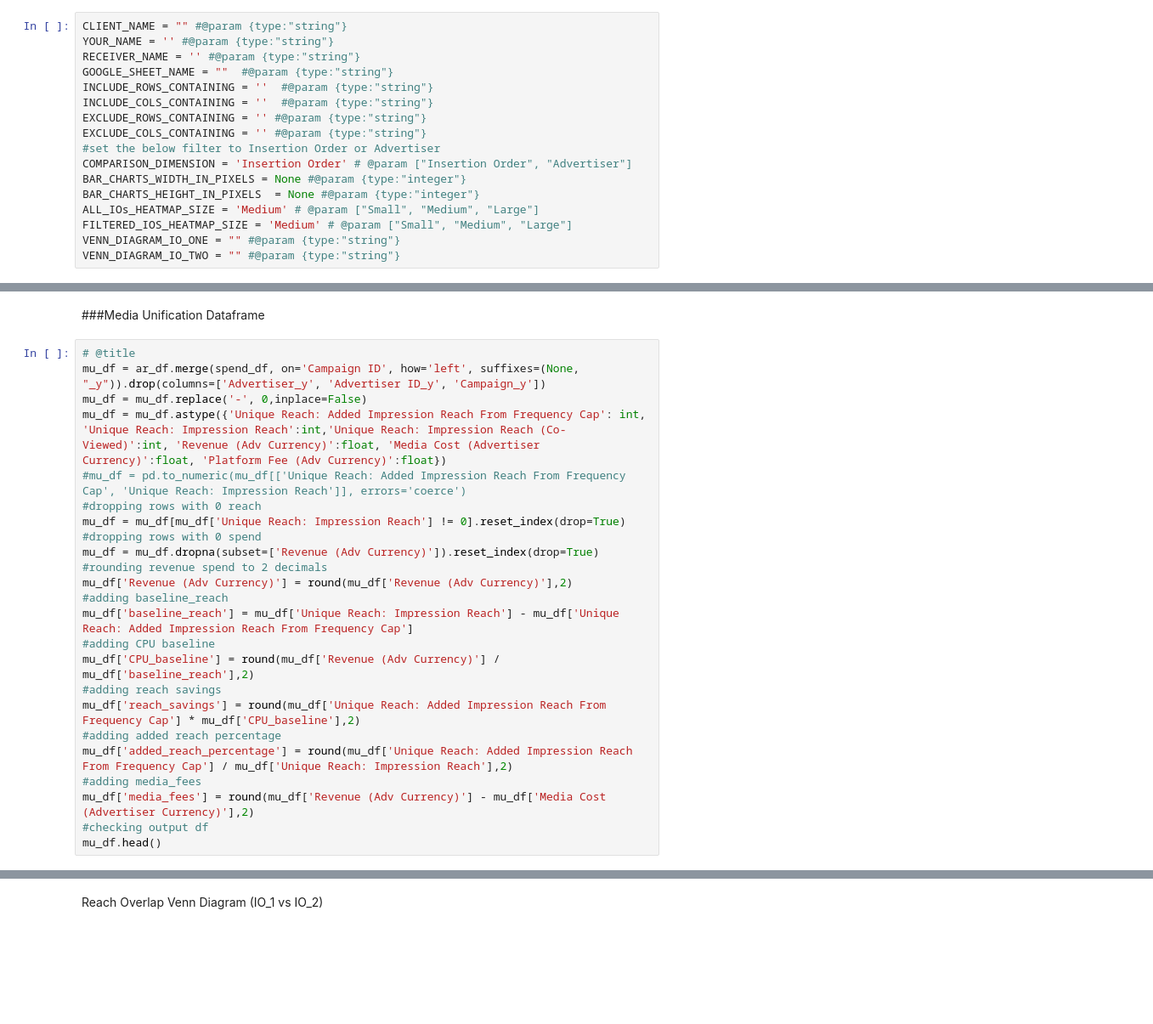
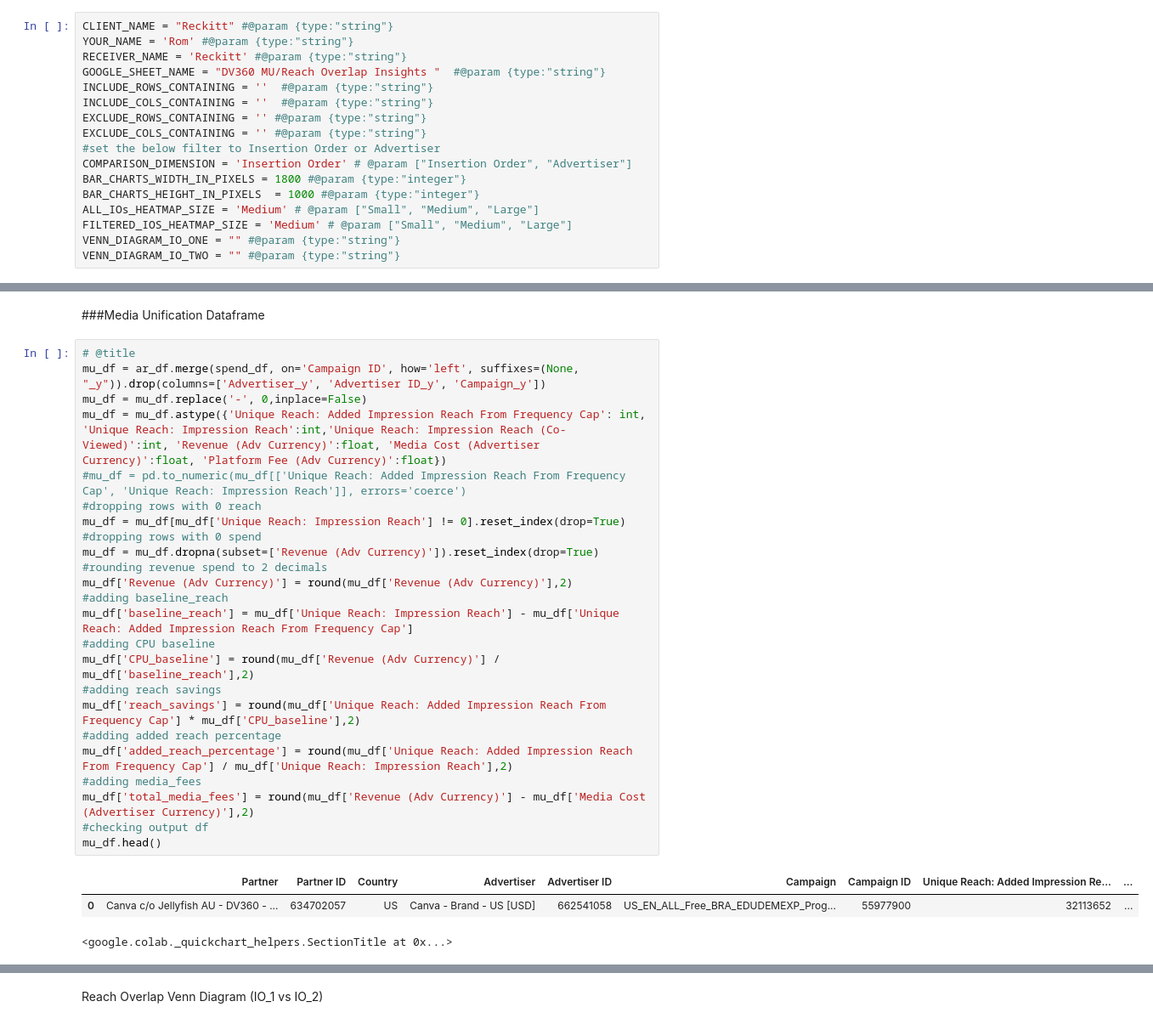
Before and after one commit to conormj14/AI-POWERED-DV360-Reach-Overlap-Analysis-Ext-Version-, a Jupyter notebook: Ext_Version_MU_DV360_Reach_Overlap_AI_Powered_Analysis.ipynb, the cells around one changed output, grey strips where cells are left out. Shown at 85% size. Saved outputs shown, nothing was run; the diff lists cells and outputs as text; blank space fills up the shorter version.

```diff
--- a/Ext_Version_MU_DV360_Reach_Overlap_AI_Powered_Analysis.ipynb
+++ b/Ext_Version_MU_DV360_Reach_Overlap_AI_Powered_Analysis.ipynb
@@ -5,18 +5,18 @@
 # %% [markdown]
 # Analysis Filters
 # %%
-CLIENT_NAME = "" #@param {type:"string"}
-YOUR_NAME = '' #@param {type:"string"}
-RECEIVER_NAME = '' #@param {type:"string"}
-GOOGLE_SHEET_NAME = ""  #@param {type:"string"}
+CLIENT_NAME = "Reckitt" #@param {type:"string"}
+YOUR_NAME = 'Rom' #@param {type:"string"}
+RECEIVER_NAME = 'Reckitt' #@param {type:"string"}
+GOOGLE_SHEET_NAME = "DV360 MU/Reach Overlap Insights "  #@param {type:"string"}
 INCLUDE_ROWS_CONTAINING = ''  #@param {type:"string"}
 INCLUDE_COLS_CONTAINING = ''  #@param {type:"string"}
 EXCLUDE_ROWS_CONTAINING = '' #@param {type:"string"}
 EXCLUDE_COLS_CONTAINING = '' #@param {type:"string"}
 #set the below filter to Insertion Order or Advertiser
 COMPARISON_DIMENSION = 'Insertion Order' # @param ["Insertion Order", "Advertiser"]
-BAR_CHARTS_WIDTH_IN_PIXELS = None #@param {type:"integer"}
-BAR_CHARTS_HEIGHT_IN_PIXELS  = None #@param {type:"integer"}
+BAR_CHARTS_WIDTH_IN_PIXELS = 1800 #@param {type:"integer"}
+BAR_CHARTS_HEIGHT_IN_PIXELS  = 1000 #@param {type:"integer"}
 ALL_IOs_HEATMAP_SIZE = 'Medium' # @param ["Small", "Medium", "Large"]
 FILTERED_IOS_HEATMAP_SIZE = 'Medium' # @param ["Small", "Medium", "Large"]
 VENN_DIAGRAM_IO_ONE = "" #@param {type:"string"}
@@ -322,24 +340,28 @@ fig.show()
 # %%
 # @title
 mu_df = ar_df.merge(spend_df, on='Campaign ID', how='left', suffixes=(None, "_y")).drop(columns=['Advertiser_y', 'Advertiser ID_y', 'Campaign_y'])
 mu_df = mu_df.replace('-', 0,inplace=False)
 mu_df = mu_df.astype({'Unique Reach: Added Impression Reach From Frequency Cap': int, 'Unique Reach: Impression Reach':int,'Unique Reach: Impression Reach (Co-Viewed)':int, 'Revenue (Adv Currency)':float, 'Media Cost (Advertiser Currency)':float, 'Platform Fee (Adv Currency)':float})
 #mu_df = pd.to_numeric(mu_df[['Unique Reach: Added Impression Reach From Frequency Cap', 'Unique Reach: Impression Reach']], errors='coerce')
 #dropping rows with 0 reach
 mu_df = mu_df[mu_df['Unique Reach: Impression Reach'] != 0].reset_index(drop=True)
 #dropping rows with 0 spend
 mu_df = mu_df.dropna(subset=['Revenue (Adv Currency)']).reset_index(drop=True)
 #rounding revenue spend to 2 decimals
 mu_df['Revenue (Adv Currency)'] = round(mu_df['Revenue (Adv Currency)'],2)
 #adding baseline_reach
 mu_df['baseline_reach'] = mu_df['Unique Reach: Impression Reach'] - mu_df['Unique Reach: Added Impression Reach From Frequency Cap']
 #adding CPU baseline
 mu_df['CPU_baseline'] = round(mu_df['Revenue (Adv Currency)'] / mu_df['baseline_reach'],2)
 #adding reach savings
 mu_df['reach_savings'] = round(mu_df['Unique Reach: Added Impression Reach From Frequency Cap'] * mu_df['CPU_baseline'],2)
 #adding added reach percentage
 mu_df['added_reach_percentage'] = round(mu_df['Unique Reach: Added Impression Reach From Frequency Cap'] / mu_df['Unique Reach: Impression Reach'],2)
 #adding media_fees
-mu_df['media_fees'] = round(mu_df['Revenue (Adv Currency)'] - mu_df['Media Cost (Advertiser Currency)'],2)
+mu_df['total_media_fees'] = round(mu_df['Revenue (Adv Currency)'] - mu_df['Media Cost (Advertiser Currency)'],2)
 #checking output df
 mu_df.head()
+# %% [output]
+|  | Partner | Partner ID | Country | Advertiser | Advertiser ID | Campaign | Campaign ID | Unique Reach: Added Impression Re... | ... |
+| 0 | Canva c/o Jellyfish AU - DV360 - ... | 634702057 | US | Canva - Brand - US [USD] | 662541058 | US_EN_ALL_Free_BRA_EDUDEMEXP_Prog... | 55977900 | 32113652 | ... |
+<google.colab._quickchart_helpers.SectionTitle at 0x...>
```
Also changed, not shown: parts of 16 cells of this notebook.
